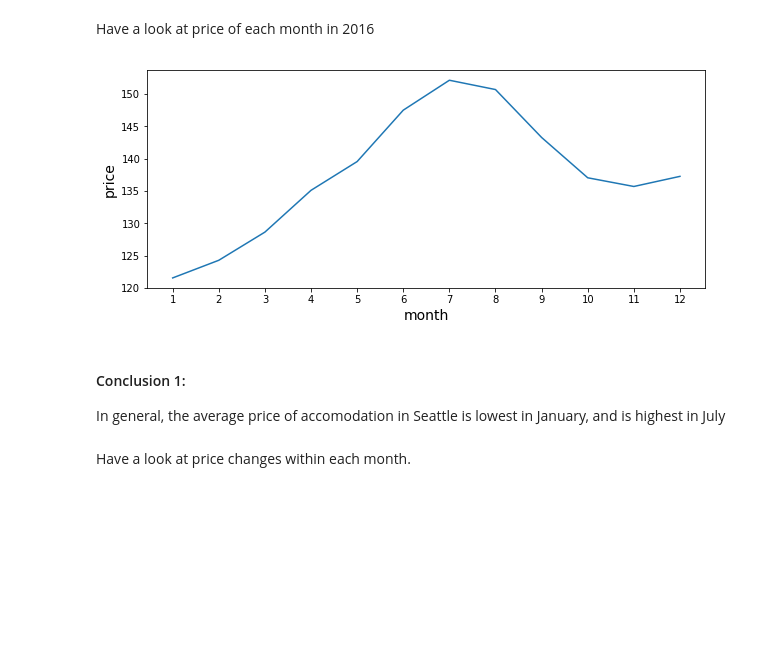
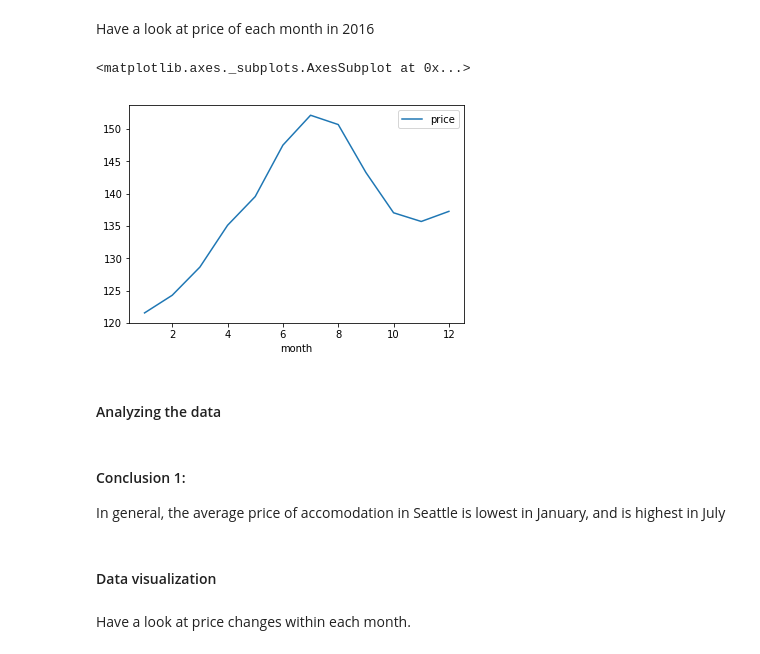
Before and after one commit to Harold-Ran/Seattle-Airbnb-Data-Analysis, a Jupyter notebook: calendar_data_analysis.ipynb, the cells around one changed output. Saved outputs shown, nothing was run; the diff lists cells and outputs as text; code cells hidden in the pictures; blank space fills up the shorter version.

```diff
--- a/calendar_data_analysis.ipynb
+++ b/calendar_data_analysis.ipynb
@@ -64,6 +68,16 @@ dtype: int64
 Now the type of **price** is string, we need to transform it into float
 # %%
 def price_trans(x):
+    """
+    Transform price data into float.
+
+    INPUT:
+        x - a string that descibes the price.
+
+    OUTPUT:
+        x - a float, value of the price.
+    """
+
     if type(x) == str:
         x = x.replace('$', '')
         x = x.replace(',', '')
@@ -186,17 +201,17 @@ data.head()
 # %% [markdown]
 Have a look at price of each month in 2016
 # %%
-plt.figure(figsize=(10, 4))
-sns.lineplot(data=pd.pivot_table(data=data[data['year'] == 2016],index='month',values='price',aggfunc='mean'), legend=False)
-plt.xticks(range(1, 13))
-plt.xlabel('month', fontsize=14)
-plt.ylabel('price', fontsize=14)
-plt.show()
+sns.lineplot(data=pd.pivot_table(data=data[data['year'] == 2016],index='month',values='price',aggfunc='mean'))
 # %% [output]
+<matplotlib.axes._subplots.AxesSubplot at 0x...>
-[figure, old version]
+[figure, new version]
+# %% [markdown]
+#### Analyzing the data
 # %% [markdown]
 #### Conclusion 1:
 In general, the average price of accomodation in Seattle is lowest in January, and is highest in July
+# %% [markdown]
+#### Data visualization
 # %% [markdown]
 Have a look at price changes within each month.
 # %%
```
Also changed, not shown: parts of 9 cells of this notebook.
